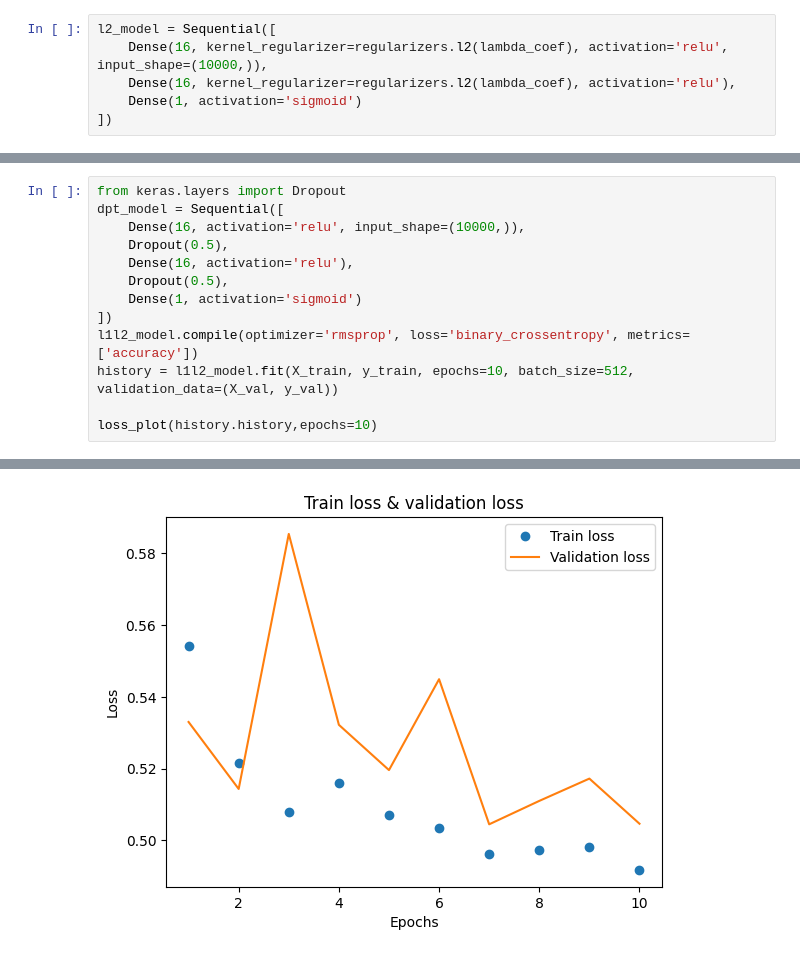
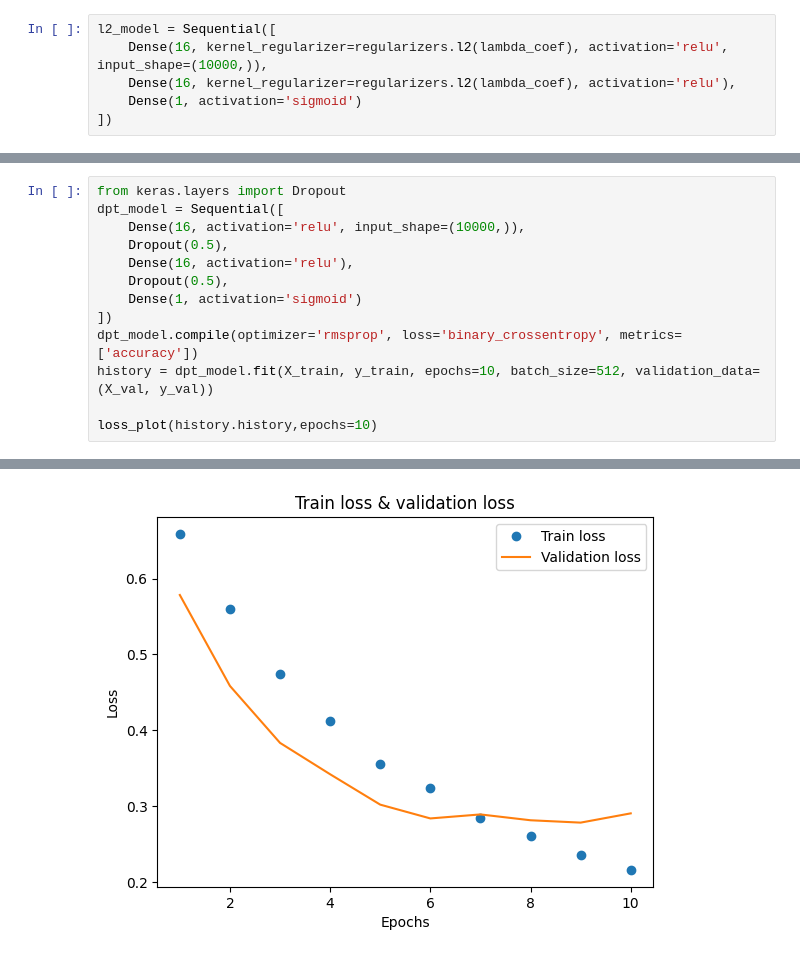
Before and after one commit to kamil271e/data-ml-playground, a Jupyter notebook: chollet_book/chapter_3_intro/movies.ipynb, the cells around one changed output, grey strips where cells are left out. Saved outputs shown, nothing was run; the diff lists cells and outputs as text.

```diff
--- a/chollet_book/chapter_3_intro/movies.ipynb
+++ b/chollet_book/chapter_3_intro/movies.ipynb
@@ -250,8 +250,8 @@ dpt_model = Sequential([
     Dropout(0.5),
     Dense(1, activation='sigmoid')
 ])
-l1l2_model.compile(optimizer='rmsprop', loss='binary_crossentropy', metrics=['accuracy'])
-history = l1l2_model.fit(X_train, y_train, epochs=10, batch_size=512, validation_data=(X_val, y_val))
+dpt_model.compile(optimizer='rmsprop', loss='binary_crossentropy', metrics=['accuracy'])
+history = dpt_model.fit(X_train, y_train, epochs=10, batch_size=512, validation_data=(X_val, y_val))
 
 loss_plot(history.history,epochs=10)
 # %% [output]
@@ -278 +278 @@ Epoch 10/10
-[figure, old version]
+[figure, new version]
```
Also changed, not shown: parts of 10 cells of this notebook, 8 other files.
